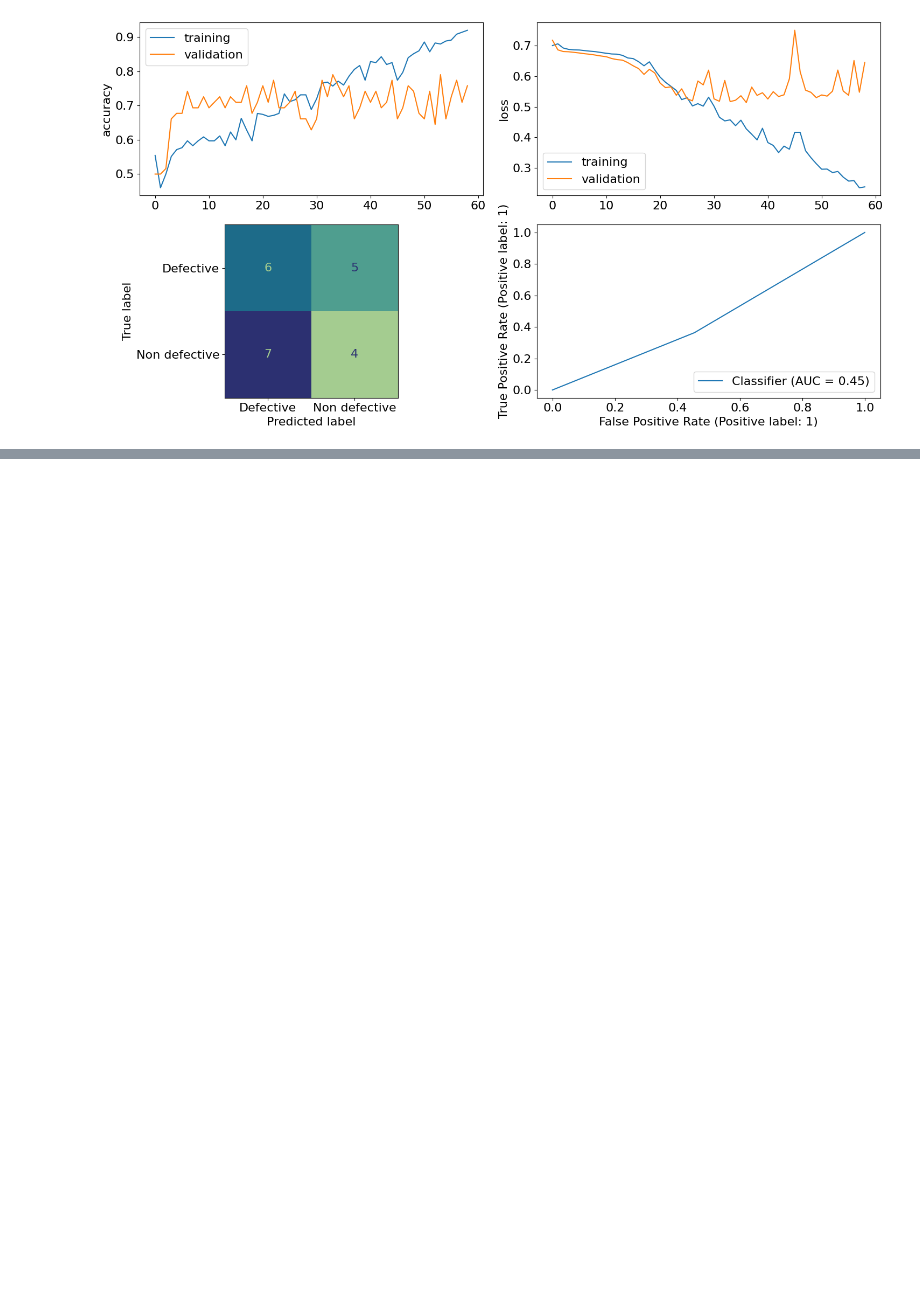
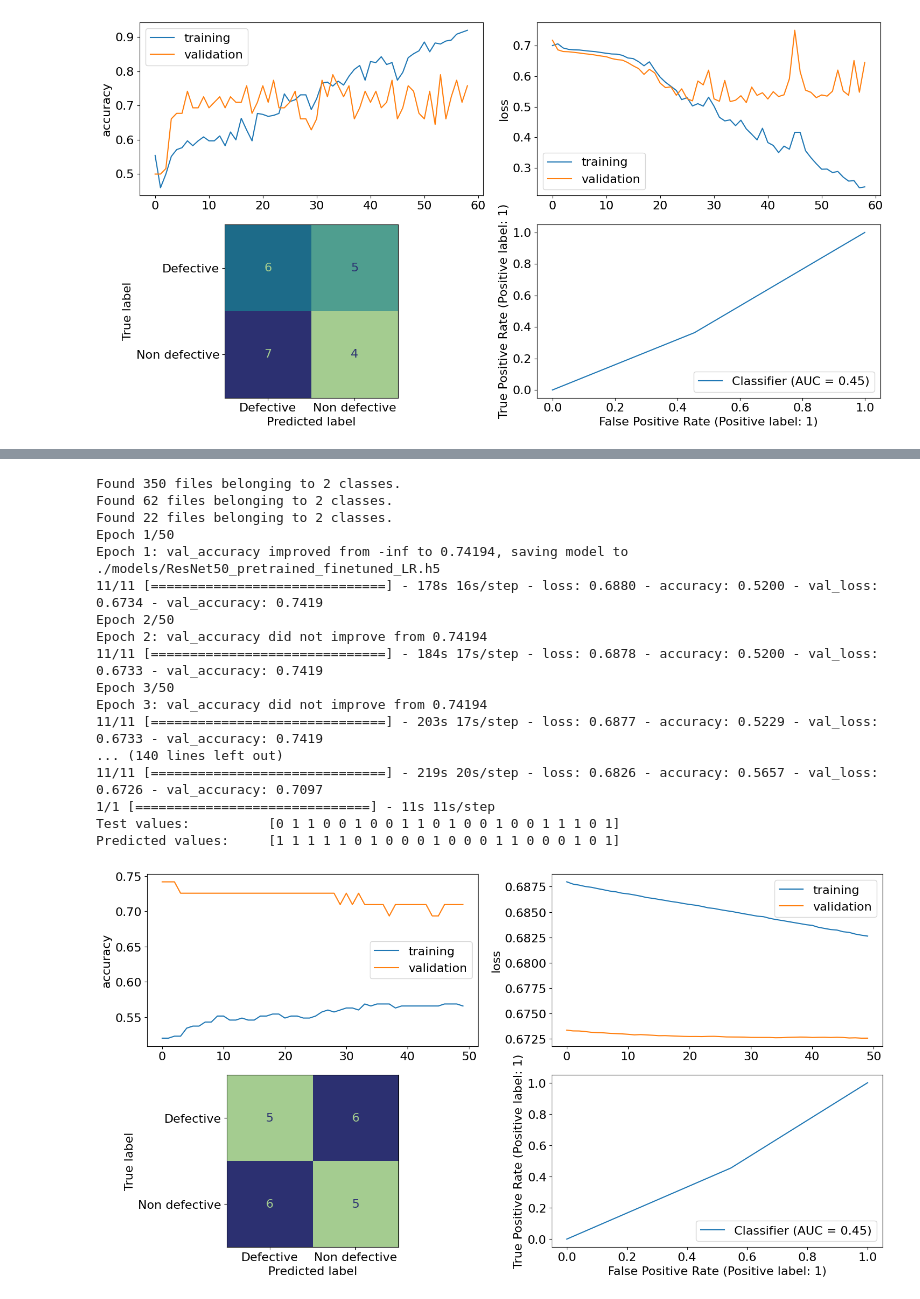
Before and after one commit to demustamas/Mathemathical-Modeling-Practice, a Jupyter notebook: classification_model_ResNet50_pretrained.ipynb, the cells around one changed output, grey strips where cells are left out. Cells and saved outputs as stored; diff of their text form; code cells hidden in the pictures; blank space fills up the shorter version.

```diff
--- a/classification_model_ResNet50_pretrained.ipynb
+++ b/classification_model_ResNet50_pretrained.ipynb
@@ -363,0 +388,32 @@ CNN.show_metrics(save_folder=images.plot_folder)
+# %%
+CNN = Model("ResNet50_pretrained")
+
+CNN.epochs = 50
+CNN.batch_size = 32
+
+CNN.optimizer = Adam(learning_rate=2.2000693929233267e-08)
+
+CNN.callbacks = [
+    TensorBoard(log_dir="./logs"),
+    ModelCheckpoint(
+        f"./models/{CNN.name}_finetuned_LR.h5",
+        monitor="val_accuracy",
+        verbose=1,
+        save_best_only=True,
+        save_weights_only=False,
+        mode="auto",
+        save_freq="epoch",
+    ),
+]
+
+CNN.load_datasets(color_mode="rgb")
+CNN.build_model()
+CNN.model.load_weights("./models/ResNet50_pretrained_LR.h5")
+CNN.pretrained_model.trainable = True
+for layer in CNN.pretrained_model.layers:
+    layer.trainable = not isinstance(layer, BatchNormalization)
+CNN.compile_model()
+CNN.train_net()
+CNN.predict_test()
+CNN.show_metrics(save_folder=images.plot_folder, postfix="finetuned_LR")
+# %% [output]
@@ -363,0 +424,18 @@ CNN.show_metrics(save_folder=images.plot_folder)
+Found 350 files belonging to 2 classes.
+Found 62 files belonging to 2 classes.
+Found 22 files belonging to 2 classes.
+Epoch 1/50
+Epoch 1: val_accuracy improved from -inf to 0.74194, saving model to ./models/ResNet50_pretrained_finetuned_LR.h5
+11/11 [==============================] - 178s 16s/step - loss: 0.6880 - accuracy: 0.5200 - val_loss: 0.6734 - val_accuracy: 0.7419
+Epoch 2/50
+Epoch 2: val_accuracy did not improve from 0.74194
+11/11 [==============================] - 184s 17s/step - loss: 0.6878 - accuracy: 0.5200 - val_loss: 0.6733 - val_accuracy: 0.7419
+Epoch 3/50
+Epoch 3: val_accuracy did not improve from 0.74194
+11/11 [==============================] - 203s 17s/step - loss: 0.6877 - accuracy: 0.5229 - val_loss: 0.6733 - val_accuracy: 0.7419
+... (140 lines left out)
+11/11 [==============================] - 219s 20s/step - loss: 0.6826 - accuracy: 0.5657 - val_loss: 0.6726 - val_accuracy: 0.7097
+1/1 [==============================] - 11s 11s/step
+Test values:          [0 1 1 0 0 1 0 0 1 1 0 1 0 0 1 0 0 1 1 1 0 1]
+Predicted values:     [1 1 1 1 1 0 1 0 0 0 1 0 0 0 1 1 0 0 0 1 0 1]
+[figure, added]
```
Also changed, not shown: parts of 6 cells of this notebook, 13 other files.
